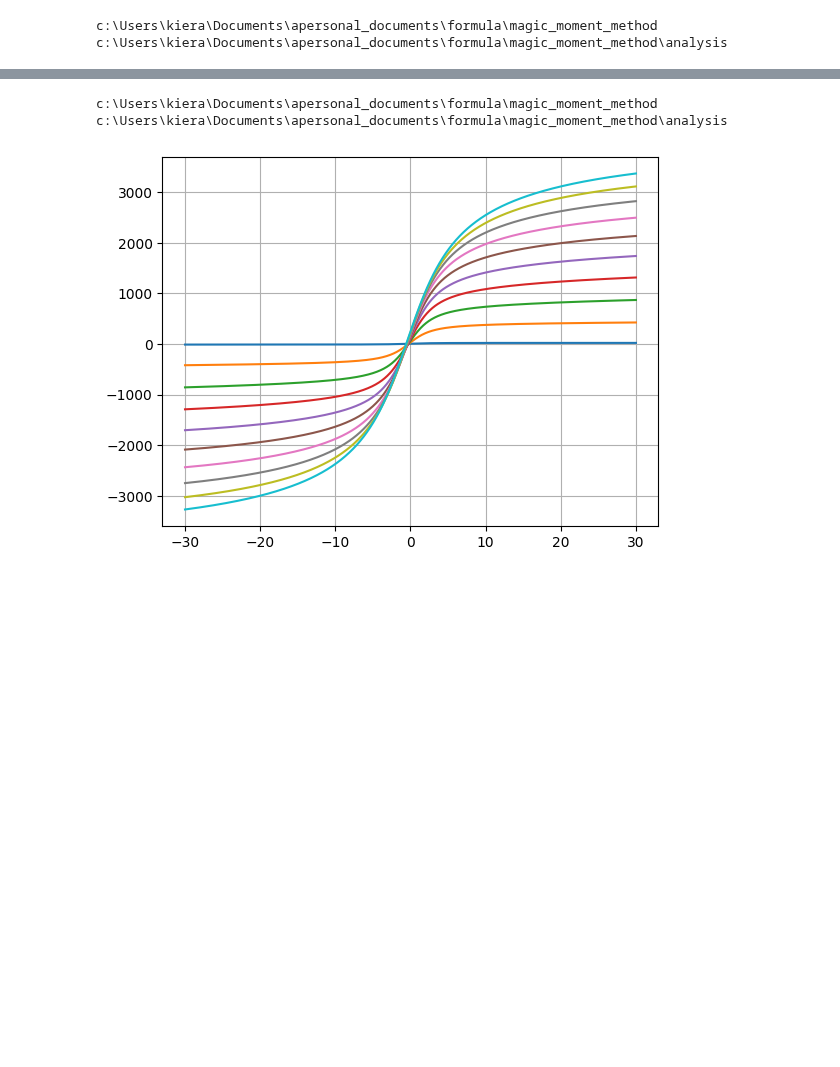
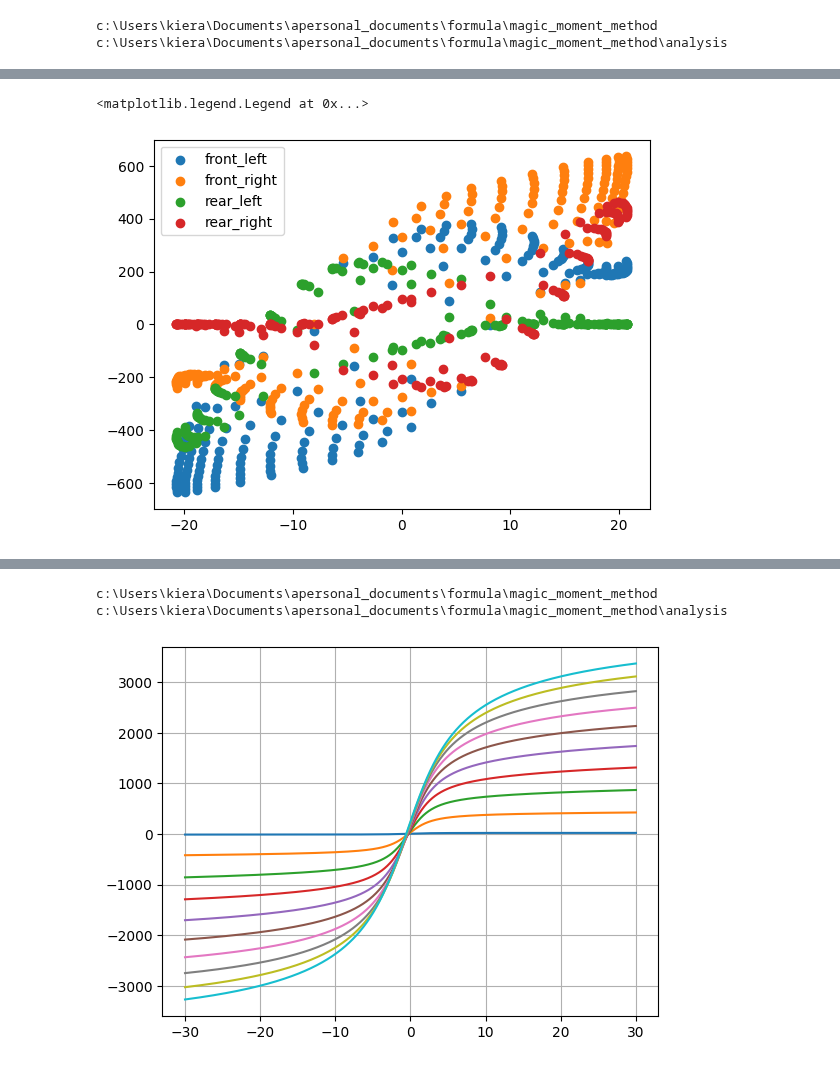
Before and after one commit to LonghornRacingElectric/magic_moment_method, a Jupyter notebook: analysis/MMM_plotter.ipynb, the cells around one changed output, grey strips where cells are left out. Cells and saved outputs as stored; diff of their text form; code cells hidden in the pictures; blank space fills up the shorter version.

```diff
--- a/analysis/MMM_plotter.ipynb
+++ b/analysis/MMM_plotter.ipynb
@@ -74 +61,8 @@ Text(0.5, 1.0, 'Milliken Moment Method \n Blue -> Discrete Steered Angle (deg);
+# %%
+for tire in tires:
+    plt.scatter(df["vehicle_accelerations_NTB_1"], df[f"{tire}_tire_torque"], label = tire)
+plt.legend()
+# %% [output]
+<matplotlib.legend.Legend at 0x...>
+[figure, added]
 # %%
```
Also changed, not shown: parts of 15 cells of this notebook, 5 other files.
